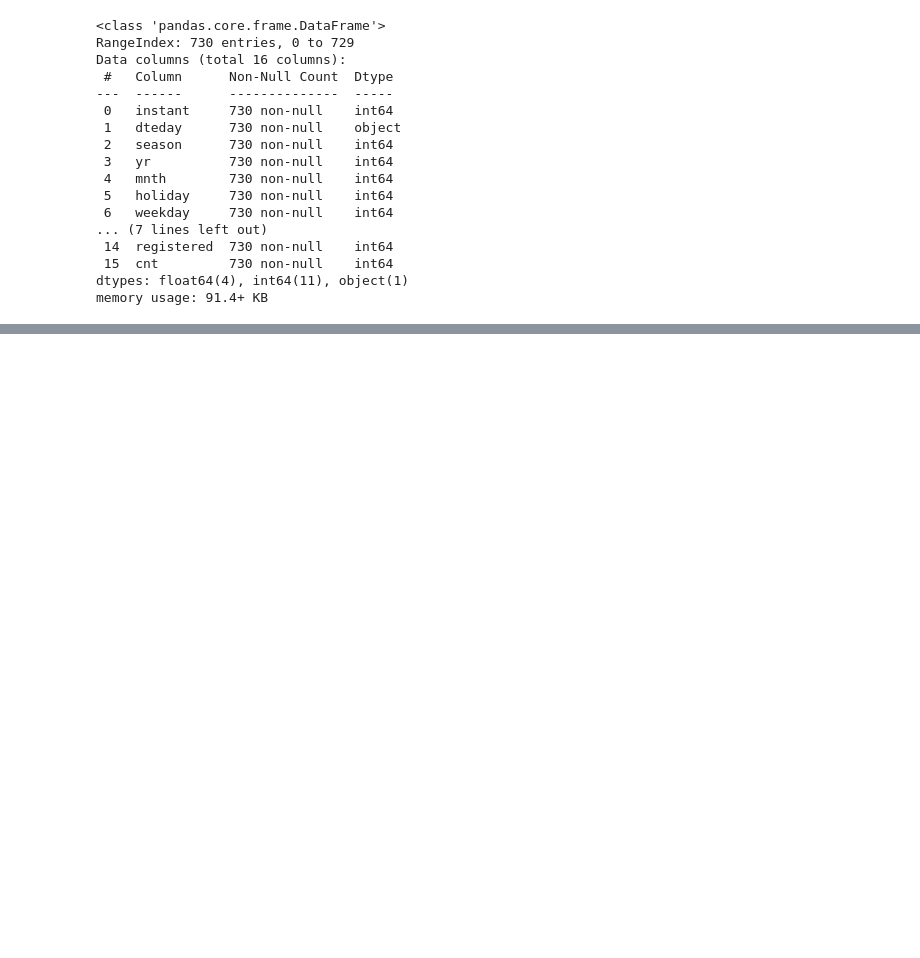
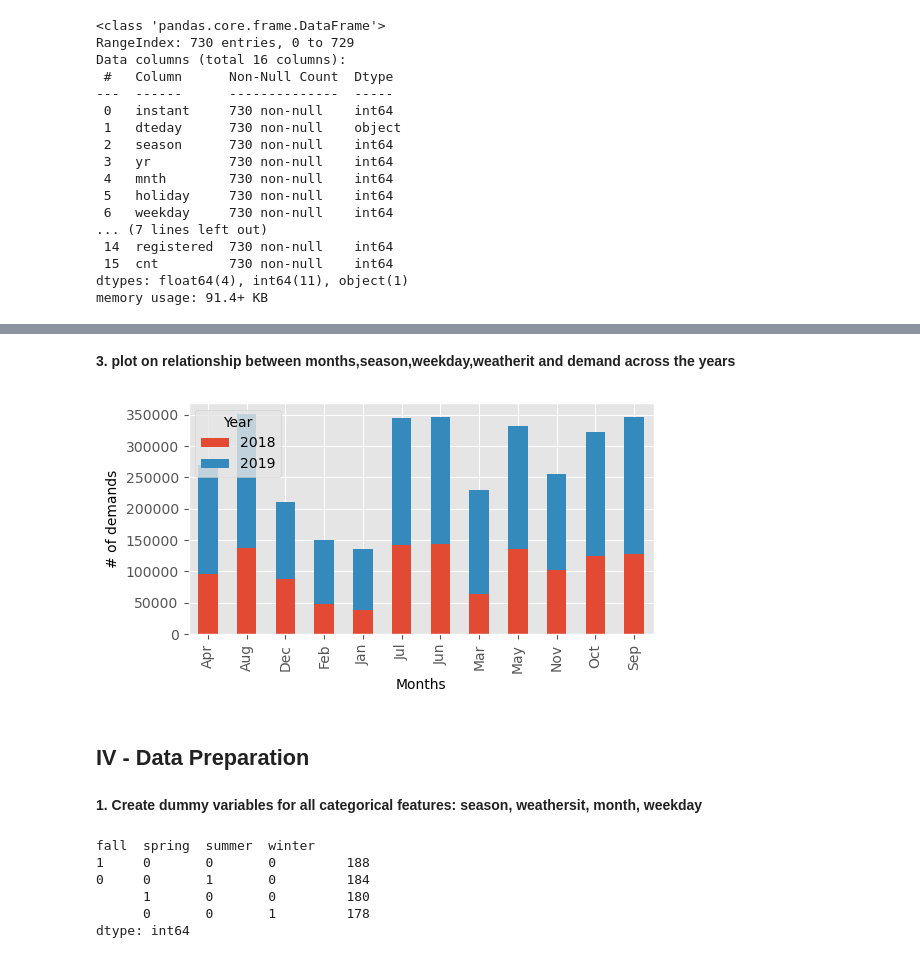
Before and after one commit to andrea-naz7/Bike_sharing_CaseStudy, a Jupyter notebook: Bike_sharing_Andrea.ipynb, the cells around one changed output, grey strips where cells are left out. Drawn from its saved outputs; the diff is of its cells as text; code cells hidden in the pictures; blank space fills up the shorter version.

```diff
--- a/Bike_sharing_Andrea.ipynb
+++ b/Bike_sharing_Andrea.ipynb
@@ -155,0 +257,13 @@ status.head()
+# %% [markdown]
+**3. plot on relationship between months,season,weekday,weatherit and demand across the years**
+# %%
+#plt.subplot(2,2,1)
+inp1.pivot_table(index = 'month',columns='year',values='count',
+                  aggfunc=np.sum ).plot(kind='bar',stacked=True,figsize=[6,3])
+
+plt.legend(title='Year',labels=['2018','2019'])
+plt.ylabel('# of demands')
+plt.xlabel('Months')
+plt.show()
+# %% [output]
+[figure, added]
@@ -155,0 +274,15 @@ status.head()
+# %% [markdown]
+## IV - Data Preparation
+# %% [markdown]
+**1. Create dummy variables for all categorical features: season, weathersit, month, weekday**
+# %%
+#season
+status_s = pd.get_dummies(inp1['season'])
+status_s.value_counts()
+# %% [output]
+fall  spring  summer  winter
+1     0       0       0         188
+0     0       1       0         184
+      1       0       0         180
+      0       0       1         178
+dtype: int64
```
Also changed, not shown: parts of 68 cells of this notebook, 1 other file.
